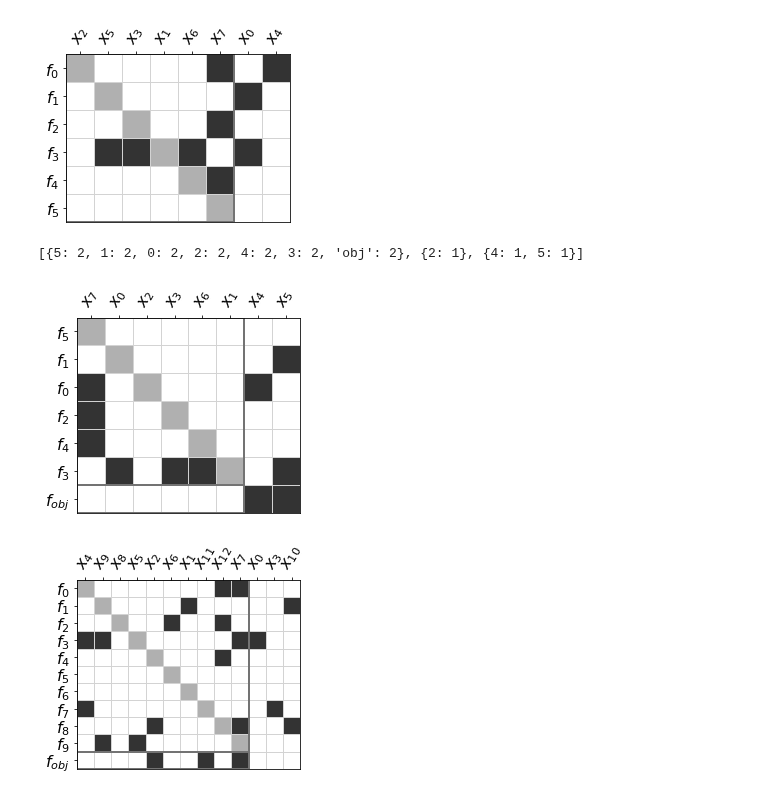
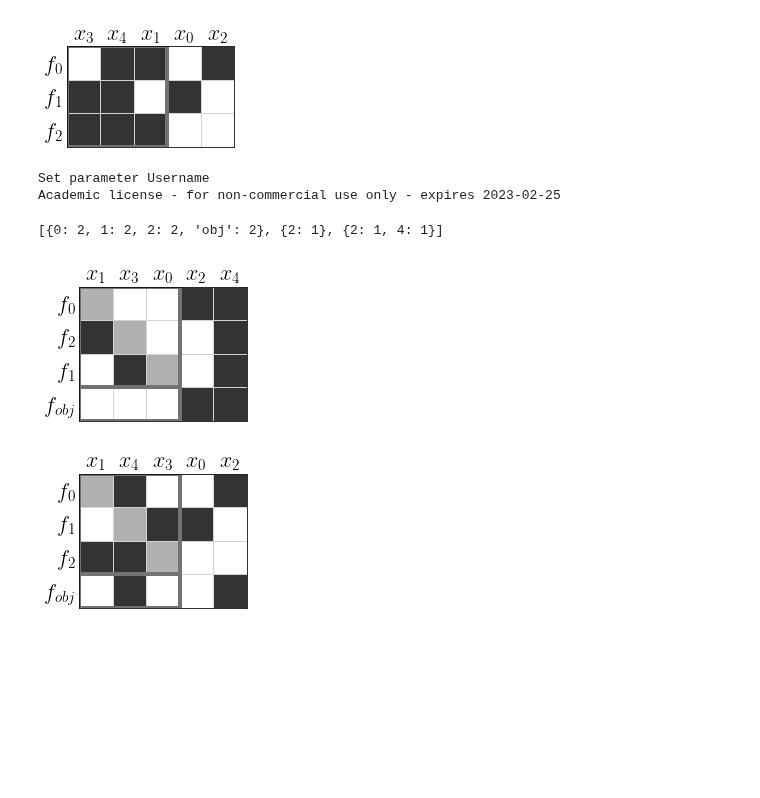
Before and after one commit to norheim/minimdo, a Jupyter notebook: minimdo/structure_optim/rendomgraphs.ipynb, the cells around one changed output. Saved outputs shown, nothing was run; the diff lists cells and outputs as text; code cells hidden in the pictures; blank space fills up the shorter version.

```diff
--- a/minimdo/structure_optim/rendomgraphs.ipynb
+++ b/minimdo/structure_optim/rendomgraphs.ipynb
@@ -8,9 +8,12 @@ from datastructures.polycasebuilder import eqv_to_edges_tree
 import networkx as nx
 import numpy as np
 from itertools import chain
+# %%
+import matplotlib.pyplot as plt
+plt.rcParams['text.usetex'] = True
 # %%
-m = 6
-n = 8
+m = 3
+n = 5
 seed = 10
 sparsity = 1.
 runs = (
@@ -25,13 +28,20 @@ kwargs = random_problem_with_artifacts(m,n,seed,sparsity)
 eq_incidence,outset,eqnidxs,edges_varonleft,varidxs = map(kwargs.get, ["eq_incidence","outset","eqnidxs","edges_varonleft","varidxs"])
 # %%
 edges_default,tree_default,new_outset = eqv_to_edges_tree(eq_incidence, outset, len(eqnidxs))
+# %%
+edges_undir,tree_undir,_ = eqv_to_edges_tree(eq_incidence, n_eqs=m)
+edges_dir,tree_dir,outset_adj = eqv_to_edges_tree(eq_incidence, outset, n_eqs=m)
+tree_undir[2].update({val:1 for val in outset_adj.values()})
 # %%
-render_incidence(edges_default, tree_default, figname=figname, save=True, figsize=((4,4)));
+render_incidence(edges_undir, tree_undir, figname='defense_synthetic_noobj.png', save=True, figsize=((3,3)), fontsize=22, rotation=0, hideticks=True, patchwidth=4);
 # %% [output]
-[figure, old version]
+[figure, new version]
 # %%
 xsol, m = min_arc_set_assign(edges_varonleft, varidxs, eqnidxs)
 outset_opt = dict((right, left) for left, right in edges_varonleft if xsol[left, right] > 0.5)
+# %% [output]
+Set parameter Username
+Academic license - for non-commercial use only - expires 2023-02-25
 # %%
 edges_opt,tree_opt,new_outset_opt = eqv_to_edges_tree(eq_incidence, outset_opt, len(eqnidxs))
 # %%
@@ -48,4 +58,4 @@ tree_opt[0][newidx] = 2
 # %%
 tree_opt
 # %% [output]
-[{5: 2, 1: 2, 0: 2, 2: 2, 4: 2, 3: 2, 'obj': 2}, {2: 1}, {4: 1, 5: 1}]
+[{0: 2, 1: 2, 2: 2, 'obj': 2}, {2: 1}, {2: 1, 4: 1}]
@@ -52,7 +64,7 @@ tree_opt
 # %%
-render_incidence(edges_opt, tree_opt, figname="synthetic_example_opt.png", save=True, figsize=((4,4)));
+render_incidence(*formulation_opt, figname="defense_synthetic_opt.png", save=True, figsize=((3,3)), fontsize=22, rotation=0, hideticks=True, patchwidth=4);
 # %% [output]
-[figure, old version]
+[figure, new version]
 # %%
 tree_default = ({elt:2 for elt in eqnidxs},{2:1},{v:1 for v in inputids})
 edges_default[0][newidx] = tuple(inputids)
@@ -60,6 +72,6 @@ edges_default[1][newidx] = (None,)
 # %%
 tree_default[0][newidx] = 2
 # %%
-render_incidence(edges_default, tree_default, figname="synthetic_example_default.png", save=True, figsize=((4,4)));
+render_incidence(edges_default, tree_default, figname="defense_synthetic_init.png", save=True, figsize=((3,3)), fontsize=22, rotation=0, hideticks=True, patchwidth=4);
 # %% [output]
-[figure, old version]
+[figure, new version]
```
Also changed, not shown: parts of 2 cells of this notebook, 3 other files.
